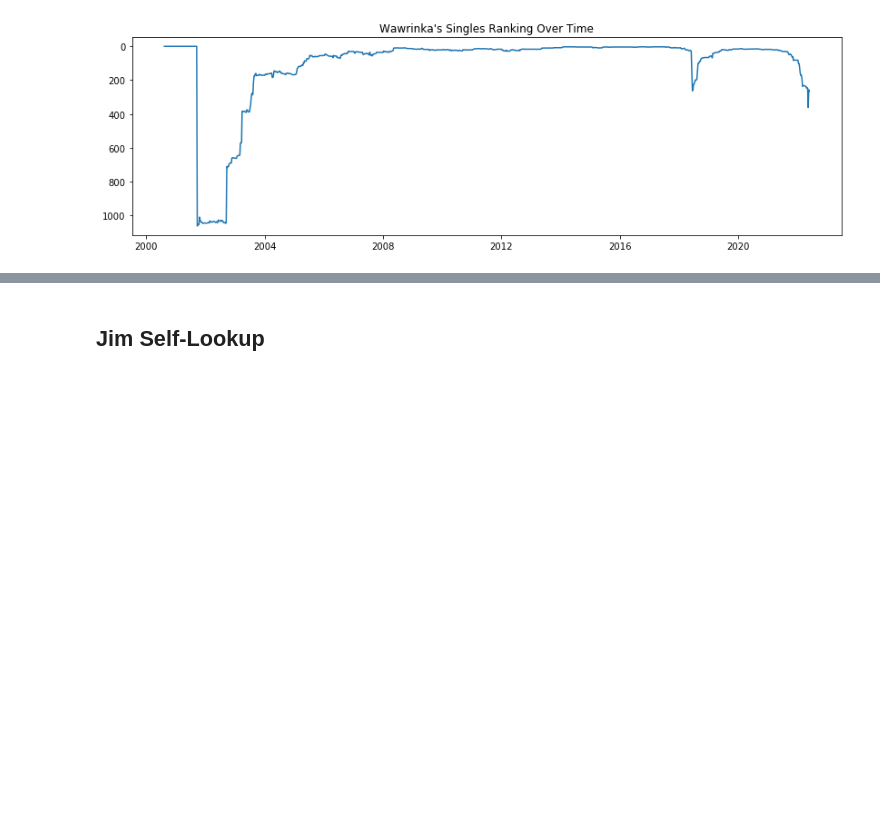
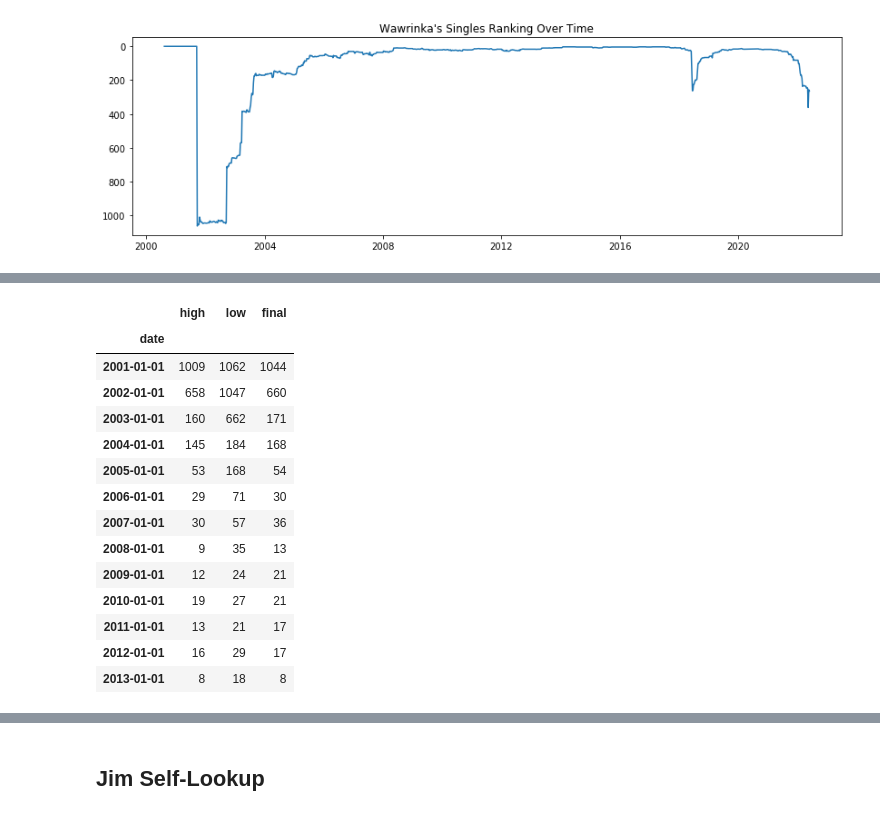
Before and after one commit to gadamico/Code-Snippets, a Jupyter notebook: scratch8.ipynb, the cells around one changed output, grey strips where cells are left out. Saved outputs shown, nothing was run; the diff lists cells and outputs as text; code cells hidden in the pictures; blank space fills up the shorter version.

```diff
--- a/scratch8.ipynb
+++ b/scratch8.ipynb
@@ -546,0 +612,18 @@ ax.set_title('Wawrinka\'s Singles Ranking Over Time');
+# %%
+df
+# %% [output]
+|  | high | low | final |
+| date |  |  |  |
+| 2001-01-01 | 1009 | 1062 | 1044 |
+| 2002-01-01 | 658 | 1047 | 660 |
+| 2003-01-01 | 160 | 662 | 171 |
+| 2004-01-01 | 145 | 184 | 168 |
+| 2005-01-01 | 53 | 168 | 54 |
+| 2006-01-01 | 29 | 71 | 30 |
+| 2007-01-01 | 30 | 57 | 36 |
+| 2008-01-01 | 9 | 35 | 13 |
+| 2009-01-01 | 12 | 24 | 21 |
+| 2010-01-01 | 19 | 27 | 21 |
+| 2011-01-01 | 13 | 21 | 17 |
+| 2012-01-01 | 16 | 29 | 17 |
+| 2013-01-01 | 8 | 18 | 8 |
```
Also changed, not shown: parts of 13 cells of this notebook, 1 other file.
